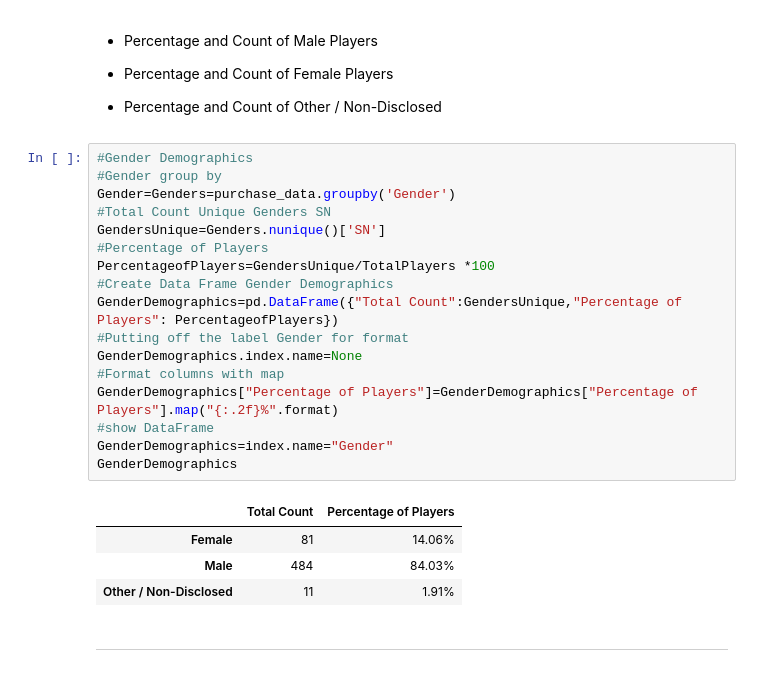
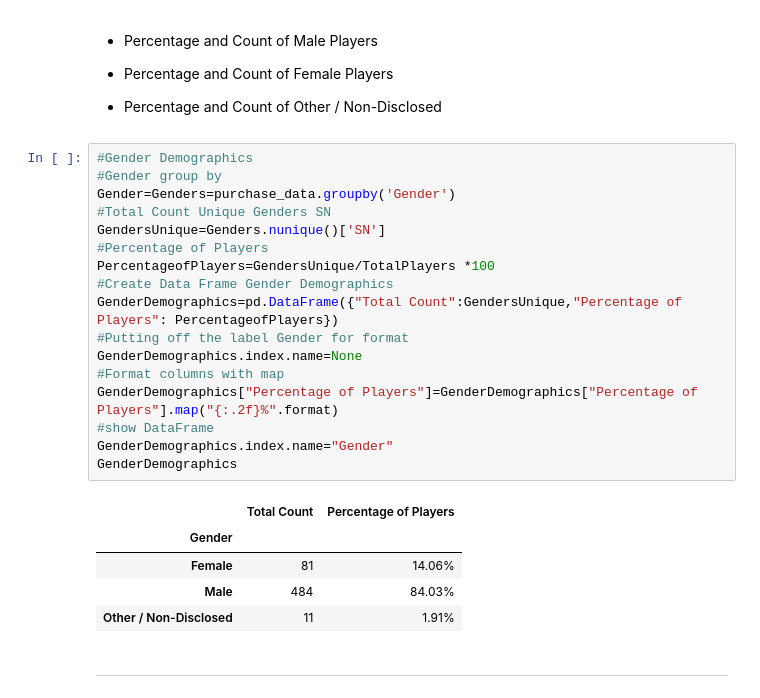
Before and after one commit to luciernaguz/pandas-challenge, a Jupyter notebook: HeroesOfPymoli/HeroesOfPymoli_starter.ipynb, the cells around one changed output. Cells and saved outputs as stored; diff of their text form.

```diff
--- a/HeroesOfPymoli/HeroesOfPymoli_starter.ipynb
+++ b/HeroesOfPymoli/HeroesOfPymoli_starter.ipynb
@@ -87,22 +87,23 @@ PurchasingAnalysis
 # %%
 #Gender Demographics
 #Gender group by
 Gender=Genders=purchase_data.groupby('Gender')
 #Total Count Unique Genders SN
 GendersUnique=Genders.nunique()['SN']
 #Percentage of Players
 PercentageofPlayers=GendersUnique/TotalPlayers *100
 #Create Data Frame Gender Demographics
 GenderDemographics=pd.DataFrame({"Total Count":GendersUnique,"Percentage of Players": PercentageofPlayers})
 #Putting off the label Gender for format
 GenderDemographics.index.name=None
 #Format columns with map
 GenderDemographics["Percentage of Players"]=GenderDemographics["Percentage of Players"].map("{:.2f}%".format)
 #show DataFrame
-GenderDemographics=index.name="Gender"
+GenderDemographics.index.name="Gender"
 GenderDemographics
 # %% [output]
 |  | Total Count | Percentage of Players |
+| Gender |  |  |
 | Female | 81 | 14.06% |
 | Male | 484 | 84.03% |
 | Other / Non-Disclosed | 11 | 1.91% |
```
